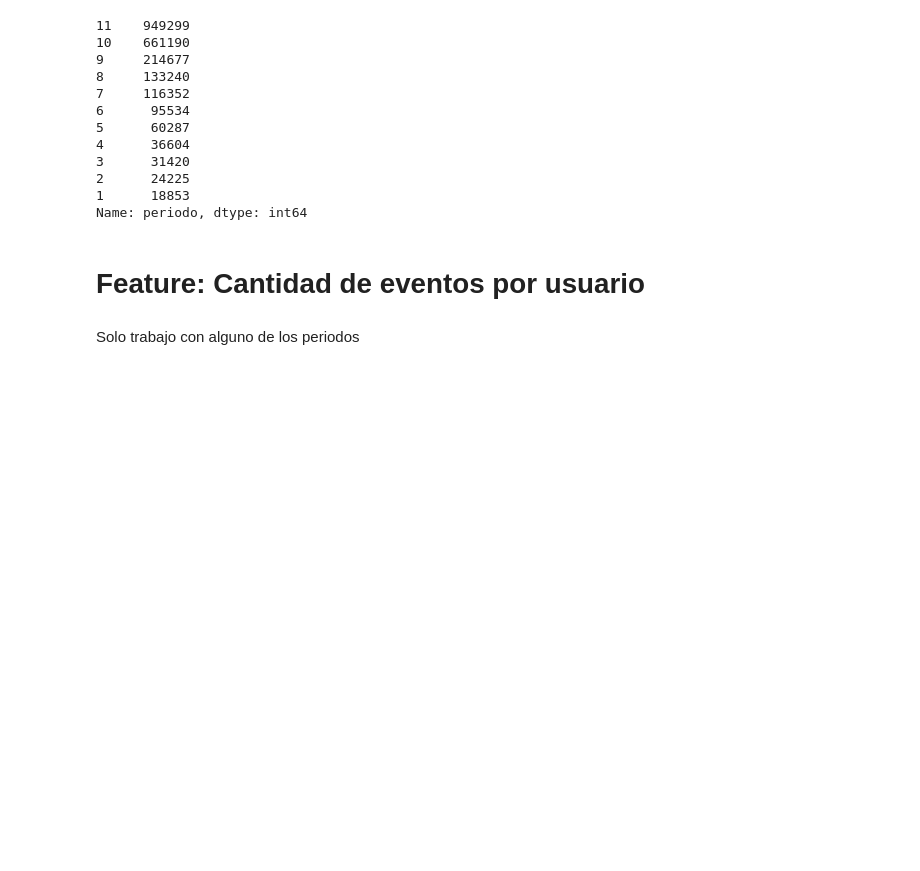
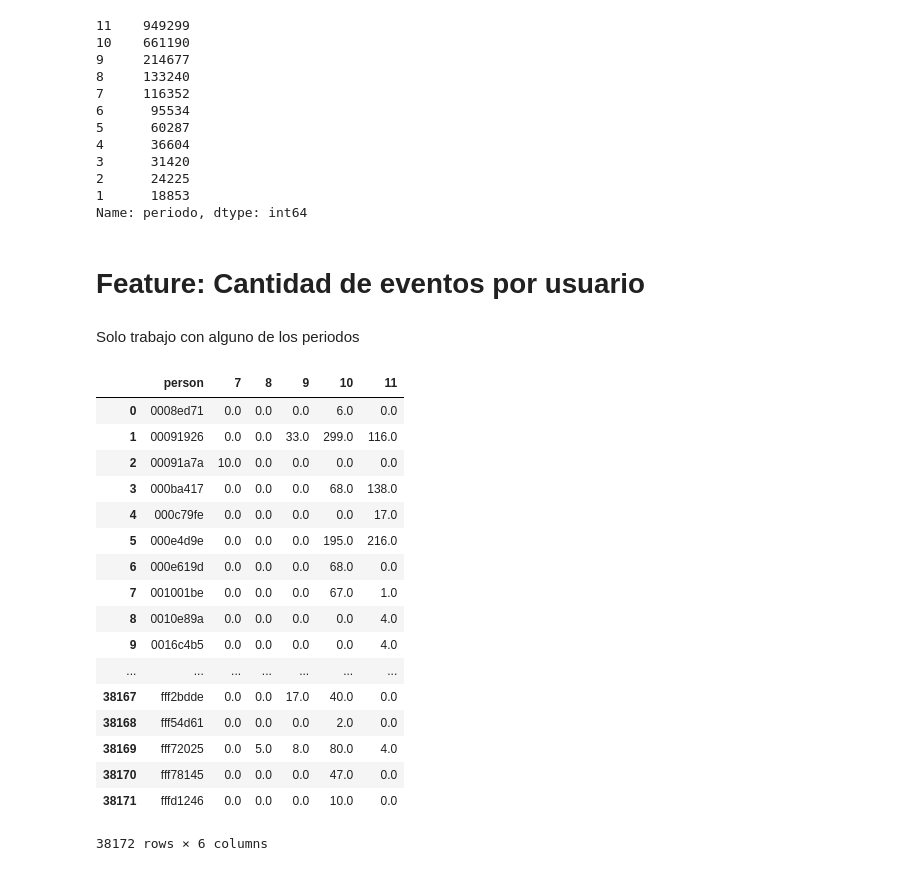
Before and after one commit to EugeniaFranchi/TP-Datos, a Jupyter notebook: TP2/TP2 v1.1.ipynb, the cells around one changed output. Saved outputs shown, nothing was run; the diff lists cells and outputs as text; code cells hidden in the pictures; blank space fills up the shorter version.

```diff
--- a/TP2/TP2 v1.1.ipynb
+++ b/TP2/TP2 v1.1.ipynb
@@ -82,2 +84,30 @@ cantidad_eventos10 = cantidad_eventos10.unstack().reset_index()
+# %%
+eventos_por_periodo = eventos.groupby(['periodo','person']).count().unstack(level=0)
+# %%
+eventos_por_periodo.reset_index(inplace=True)
+# %%
+eventos_por_periodo.columns = [col[1] for col in eventos_por_periodo.columns]
 # %%
-cantidad_eventos10.fillna(value=0,inplace=True)
+eventos_por_periodo.rename(columns={'':'person'},inplace=True)
+eventos_por_periodo.fillna(value=0,inplace=True)
+# %%
+eventos_por_periodo
+# %% [output]
+|  | person | 7 | 8 | 9 | 10 | 11 |
+| 0 | 0008ed71 | 0.0 | 0.0 | 0.0 | 6.0 | 0.0 |
+| 1 | 00091926 | 0.0 | 0.0 | 33.0 | 299.0 | 116.0 |
+| 2 | 00091a7a | 10.0 | 0.0 | 0.0 | 0.0 | 0.0 |
+| 3 | 000ba417 | 0.0 | 0.0 | 0.0 | 68.0 | 138.0 |
+| 4 | 000c79fe | 0.0 | 0.0 | 0.0 | 0.0 | 17.0 |
+| 5 | 000e4d9e | 0.0 | 0.0 | 0.0 | 195.0 | 216.0 |
+| 6 | 000e619d | 0.0 | 0.0 | 0.0 | 68.0 | 0.0 |
+| 7 | 001001be | 0.0 | 0.0 | 0.0 | 67.0 | 1.0 |
+| 8 | 0010e89a | 0.0 | 0.0 | 0.0 | 0.0 | 4.0 |
+| 9 | 0016c4b5 | 0.0 | 0.0 | 0.0 | 0.0 | 4.0 |
+| ... | ... | ... | ... | ... | ... | ... |
+| 38167 | fff2bdde | 0.0 | 0.0 | 17.0 | 40.0 | 0.0 |
+| 38168 | fff54d61 | 0.0 | 0.0 | 0.0 | 2.0 | 0.0 |
+| 38169 | fff72025 | 0.0 | 5.0 | 8.0 | 80.0 | 4.0 |
+| 38170 | fff78145 | 0.0 | 0.0 | 0.0 | 47.0 | 0.0 |
+| 38171 | fffd1246 | 0.0 | 0.0 | 0.0 | 10.0 | 0.0 |
+38172 rows × 6 columns
```
Also changed, not shown: parts of 6 cells of this notebook.
